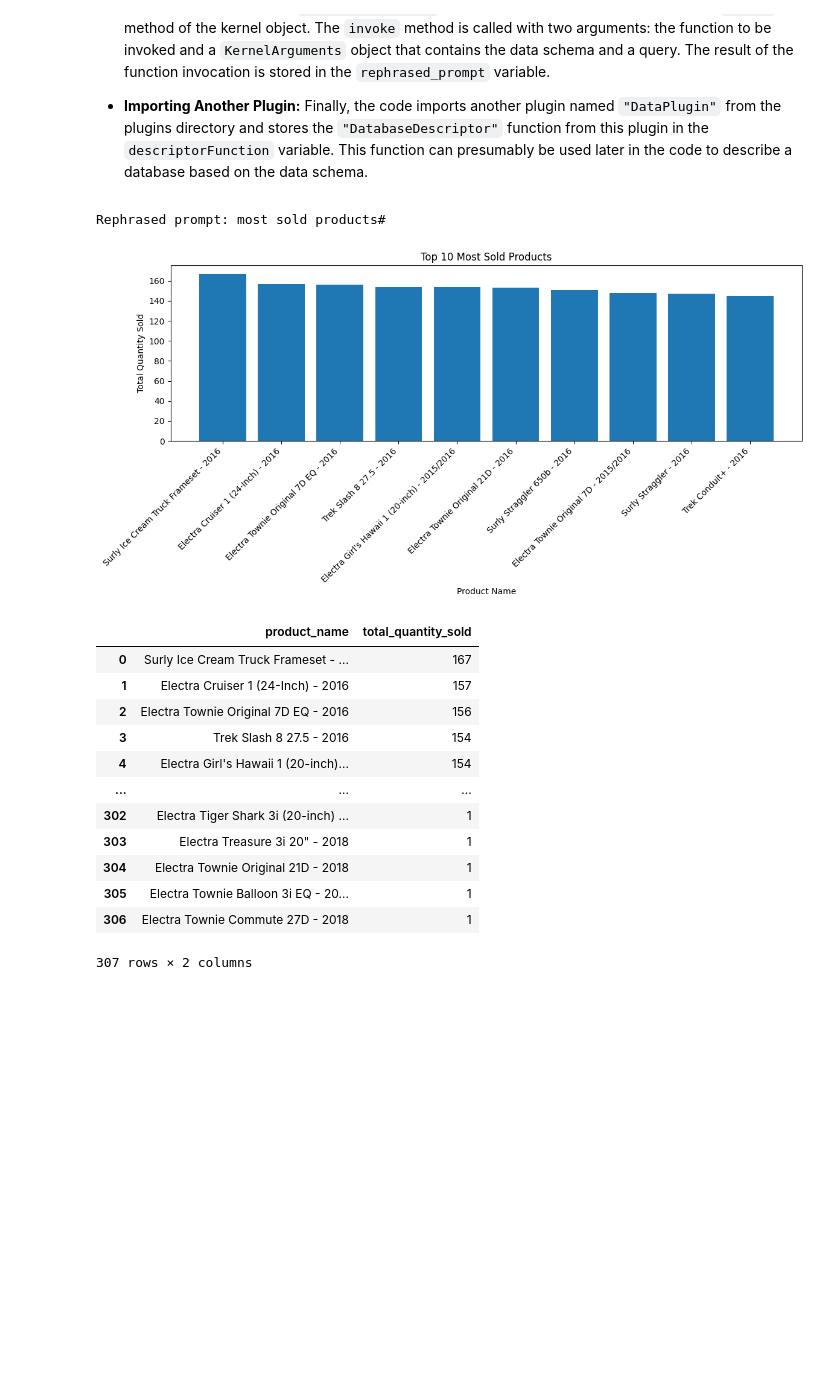
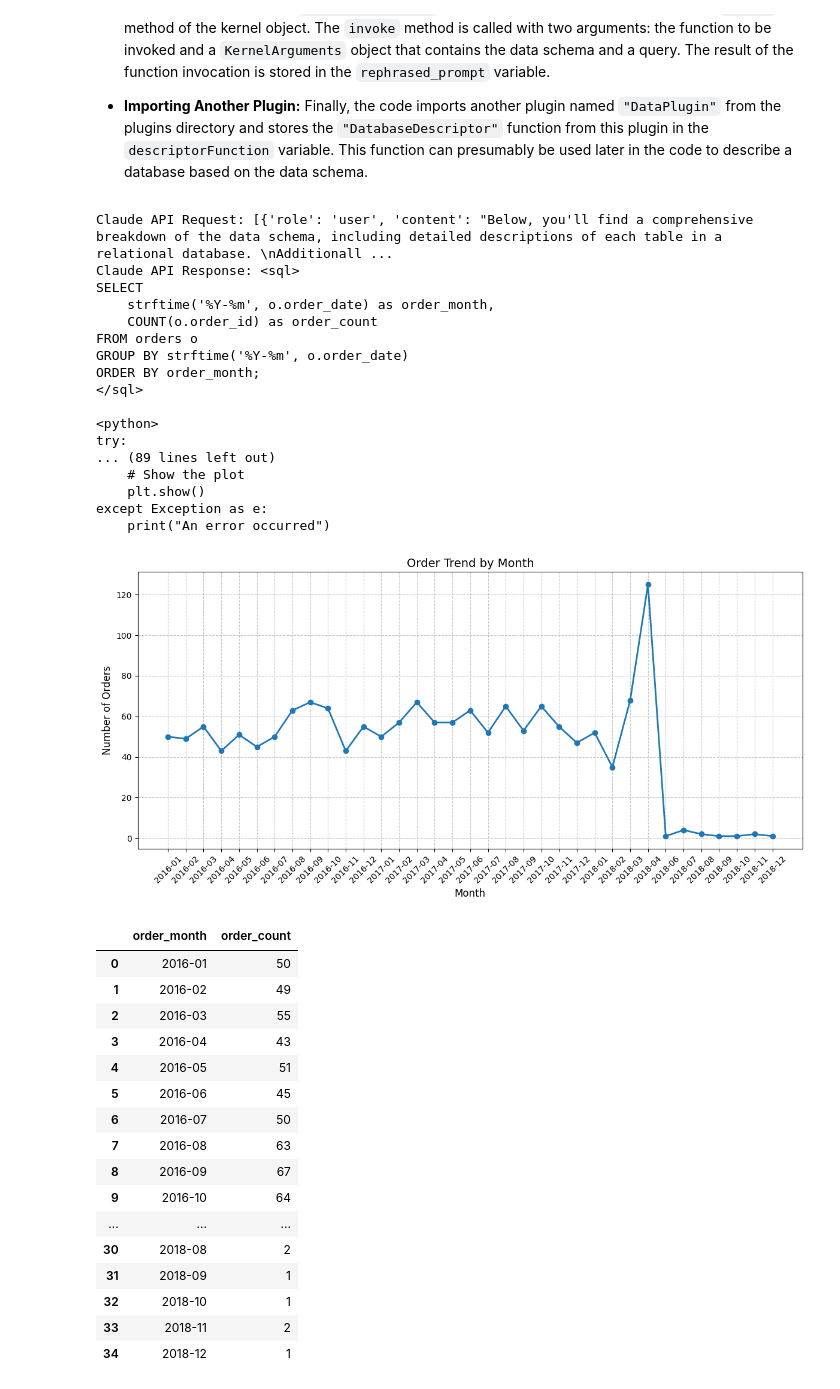
Before and after one commit to baykalucar/SemanticQueries, a Jupyter notebook: demo.ipynb, the cells around one changed output. Cells and saved outputs as stored; diff of their text form; code cells hidden in the pictures; blank space fills up the shorter version.

Commit message:
order trend by month samples

```diff
--- a/demo.ipynb
+++ b/demo.ipynb
@@ -39,23 +39,43 @@ await GenerateQuestions()
 # %%
 await ReadQuestionsAndGenerateAnswers(filename="questions/2024-06-23.txt", selectedService=Service.HuggingFace, debug=False)
 # %%
-await PromptToQueryResult(prompt_rephrase=False, debug=False ,selected_service=Service.ClaudeAI, huggingface_model="Llama318BInstruct", model_mode="chat")
+await PromptToQueryResult(prompt_rephrase=False, debug=True ,selected_service=Service.ClaudeAI, huggingface_model="Llama318BInstruct", model_mode="chat")
 # %% [output]
-Rephrased prompt: most sold products#
+Claude API Request: [{'role': 'user', 'content': "Below, you'll find a comprehensive breakdown of the data schema, including detailed descriptions of each table in a relational database. \nAdditionall ...
+Claude API Response: <sql>
+SELECT
+    strftime('%Y-%m', o.order_date) as order_month,
+    COUNT(o.order_id) as order_count
+FROM orders o
+GROUP BY strftime('%Y-%m', o.order_date)
+ORDER BY order_month;
+</sql>
+
+<python>
+try:
+... (89 lines left out)
+    # Show the plot
+    plt.show()
+except Exception as e:
+    print("An error occurred")
-[figure, old version]
+[figure, new version]
-|  | product_name | total_quantity_sold |
-| 0 | Surly Ice Cream Truck Frameset - ... | 167 |
-| 1 | Electra Cruiser 1 (24-Inch) - 2016 | 157 |
-| 2 | Electra Townie Original 7D EQ - 2016 | 156 |
-| 3 | Trek Slash 8 27.5 - 2016 | 154 |
-| 4 | Electra Girl's Hawaii 1 (20-inch)... | 154 |
+|  | order_month | order_count |
+| 0 | 2016-01 | 50 |
+| 1 | 2016-02 | 49 |
+| 2 | 2016-03 | 55 |
+| 3 | 2016-04 | 43 |
+| 4 | 2016-05 | 51 |
+| 5 | 2016-06 | 45 |
+| 6 | 2016-07 | 50 |
+| 7 | 2016-08 | 63 |
+| 8 | 2016-09 | 67 |
+| 9 | 2016-10 | 64 |
 | ... | ... | ... |
-| 302 | Electra Tiger Shark 3i (20-inch) ... | 1 |
-| 303 | Electra Treasure 3i 20" - 2018 | 1 |
-| 304 | Electra Townie Original 21D - 2018 | 1 |
-| 305 | Electra Townie Balloon 3i EQ - 20... | 1 |
-| 306 | Electra Townie Commute 27D - 2018 | 1 |
+| 30 | 2018-08 | 2 |
+| 31 | 2018-09 | 1 |
+| 32 | 2018-10 | 1 |
+| 33 | 2018-11 | 2 |
+| 34 | 2018-12 | 1 |
-307 rows × 2 columns
 # %%
 await PromptToQueryResult(prompt_rephrase=False, debug=False ,selected_service=Service.AzureOpenAI, huggingface_model="Llama318BInstruct", model_mode="chat")
 # %% [output]
```
Also changed, not shown: parts of 2 cells of this notebook.
